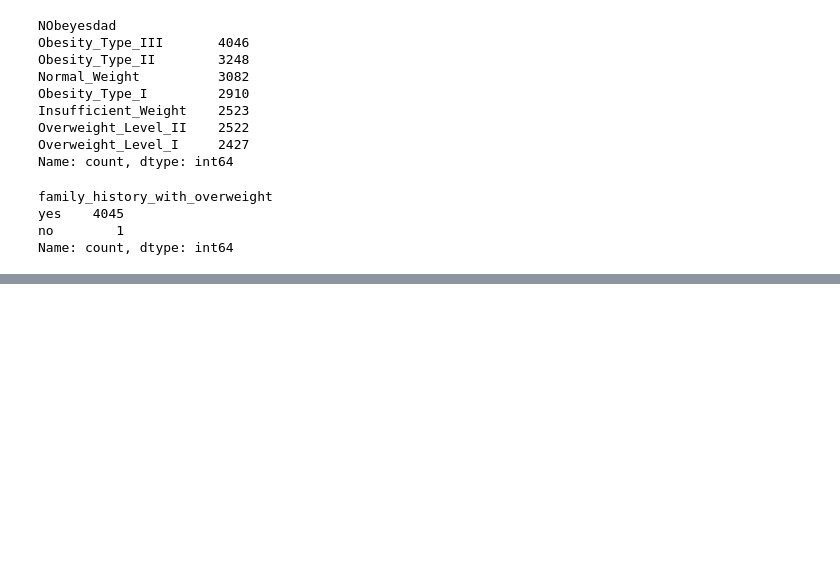
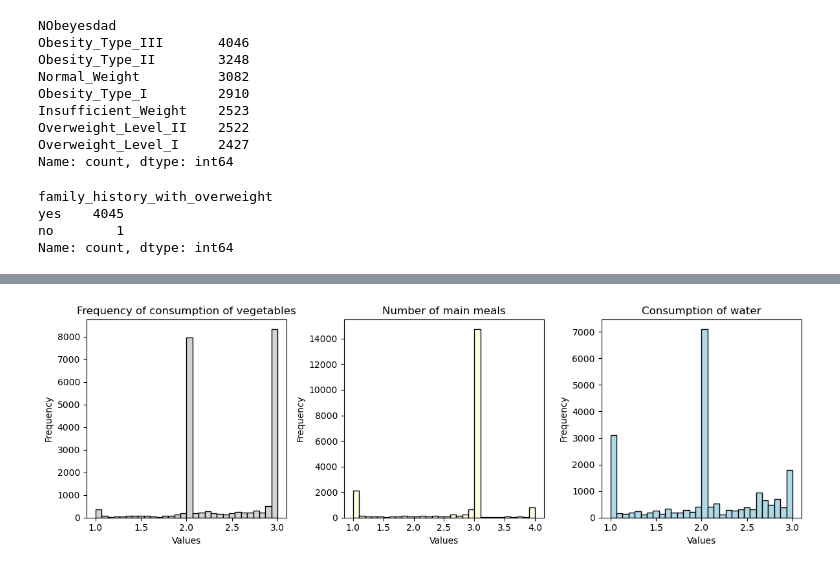
Before and after one commit to davidheilbron/Projects, a Jupyter notebook: Multi-Class Prediction of Obesity Risk/Code.ipynb, the cells around one changed output, grey strips where cells are left out. Cells and saved outputs as stored; diff of their text form; code cells hidden in the pictures; blank space fills up the shorter version.

```diff
--- a/Multi-Class Prediction of Obesity Risk/Code.ipynb
+++ b/Multi-Class Prediction of Obesity Risk/Code.ipynb
@@ -127,0 +169,25 @@ Name: count, dtype: int64
+# %%
+#  Frequency of consumption of vegetables (FCVC), Number of main meals (NCP), and  Consumption of water (CH2O) - training data
+fig, axes = plt.subplots(nrows=1, ncols=3, figsize=(12, 4))
+
+axes[0].hist(train['FCVC'], bins=30, color='lightgrey', edgecolor='black')
+axes[0].set_title('Frequency of consumption of vegetables')
+
+axes[1].hist(train['NCP'], bins=30, color='lightyellow', edgecolor='black')
+axes[1].set_title('Number of main meals')
+
+axes[2].hist(train['CH2O'], bins=30, color='lightblue', edgecolor='black')
+axes[2].set_title('Consumption of water')
+
+# Adding labels and title
+for ax in axes:
+    ax.set_xlabel('Values')
+    ax.set_ylabel('Frequency')
+
+# Adjusting layout for better spacing
+plt.tight_layout()
+
+# Display the figure
+plt.show()
+# %% [output]
+[figure, added]
```
Also changed, not shown: parts of 14 cells of this notebook.
